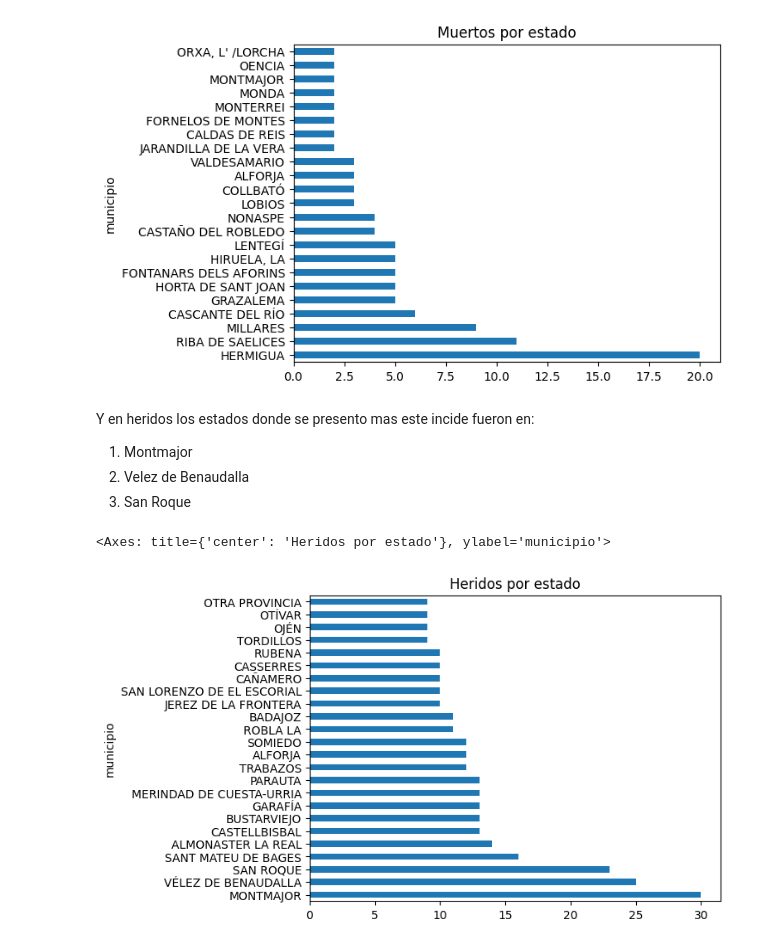
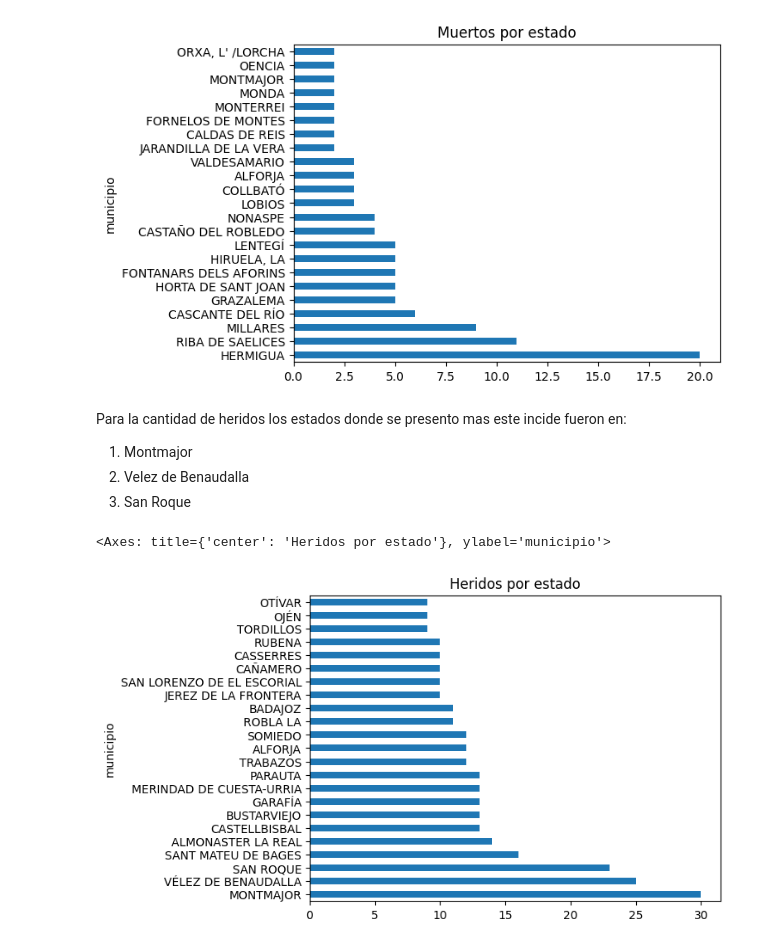
Before and after one commit to cesarvarela1998/Portafolio-personal, a Jupyter notebook: indencios/incendios.ipynb, the cells around one changed output. Saved outputs shown, nothing was run; the diff lists cells and outputs as text; code cells hidden in the pictures.

```diff
--- a/indencios/incendios.ipynb
+++ b/indencios/incendios.ipynb
@@ -136,14 +173,14 @@ muertos.head(23).plot.barh()
 <Axes: title={'center': 'Muertos por estado'}, ylabel='municipio'>
 [figure]
 # %% [markdown]
-Y en heridos los estados donde se presento mas este incide fueron en:
+Para la cantidad de heridos los estados donde se presento mas este incide fueron en:
 1. Montmajor
 2. Velez de Benaudalla
 3. San Roque
 # %%
 heridos = municipios_exactos.groupby('municipio')['heridos'].sum().sort_values(ascending=False)
 plt.title('Heridos por estado')
-heridos.head(24).plot.barh()
+heridos.head(23).plot.barh()
 # %% [output]
 <Axes: title={'center': 'Heridos por estado'}, ylabel='municipio'>
-[figure, old version]
+[figure, new version]
```
Also changed, not shown: parts of 8 cells of this notebook.
